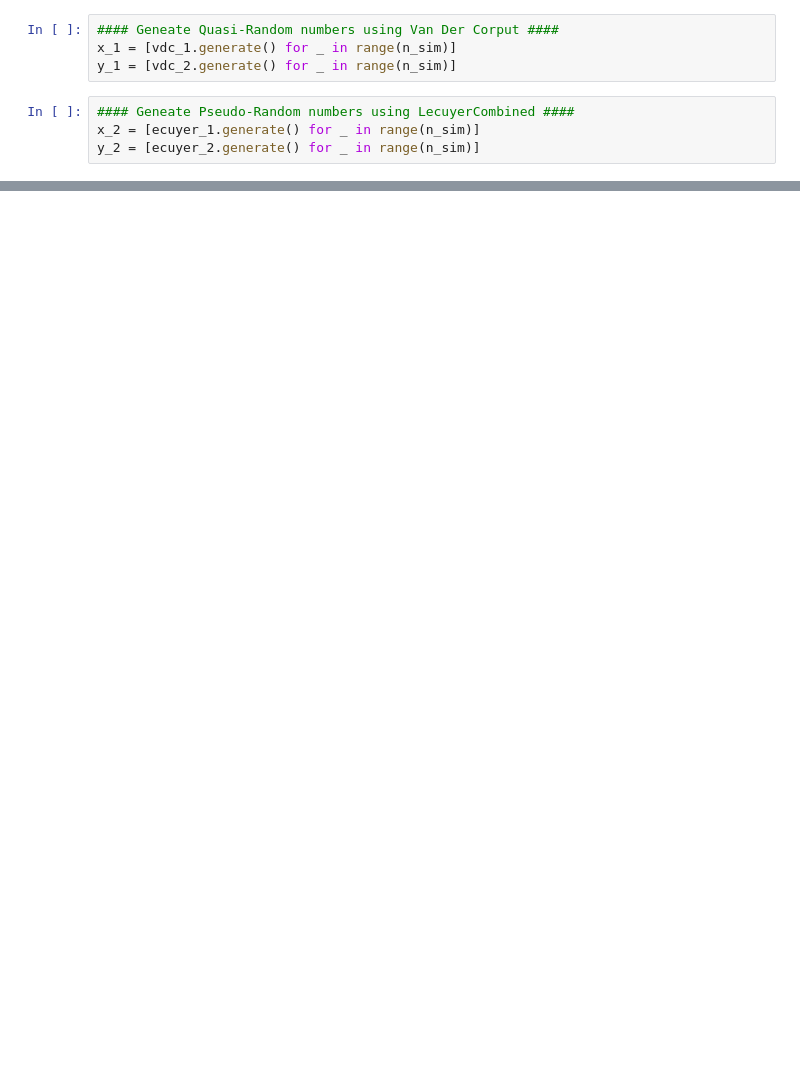
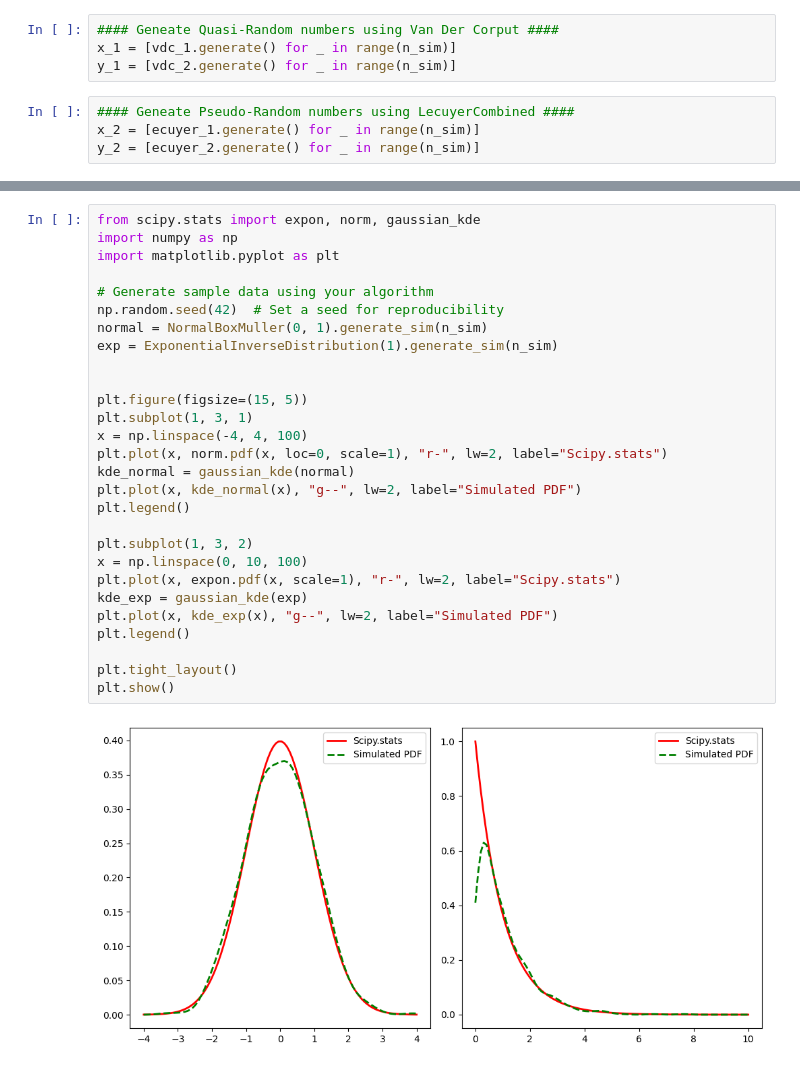
Before and after one commit to Garrma/numerical_finance, a Jupyter notebook: Generators/pseudo_vs_quasi_random.ipynb, the cells around one changed output, grey strips where cells are left out. Saved outputs shown, nothing was run; the diff lists cells and outputs as text; blank space fills up the shorter version.

```diff
--- a/Generators/pseudo_vs_quasi_random.ipynb
+++ b/Generators/pseudo_vs_quasi_random.ipynb
@@ -55,0 +93,30 @@ plt.show()
+# %%
+from scipy.stats import expon, norm, gaussian_kde
+import numpy as np
+import matplotlib.pyplot as plt
+
+# Generate sample data using your algorithm
+np.random.seed(42)  # Set a seed for reproducibility
+normal = NormalBoxMuller(0, 1).generate_sim(n_sim)
+exp = ExponentialInverseDistribution(1).generate_sim(n_sim)
+
+
+plt.figure(figsize=(15, 5))
+plt.subplot(1, 3, 1)
+x = np.linspace(-4, 4, 100)
+plt.plot(x, norm.pdf(x, loc=0, scale=1), "r-", lw=2, label="Scipy.stats")
+kde_normal = gaussian_kde(normal)
+plt.plot(x, kde_normal(x), "g--", lw=2, label="Simulated PDF")
+plt.legend()
+
+plt.subplot(1, 3, 2)
+x = np.linspace(0, 10, 100)
+plt.plot(x, expon.pdf(x, scale=1), "r-", lw=2, label="Scipy.stats")
+kde_exp = gaussian_kde(exp)
+plt.plot(x, kde_exp(x), "g--", lw=2, label="Simulated PDF")
+plt.legend()
+
+plt.tight_layout()
+plt.show()
+# %% [output]
+[figure, added]
```
Also changed, not shown: parts of 7 cells of this notebook.
